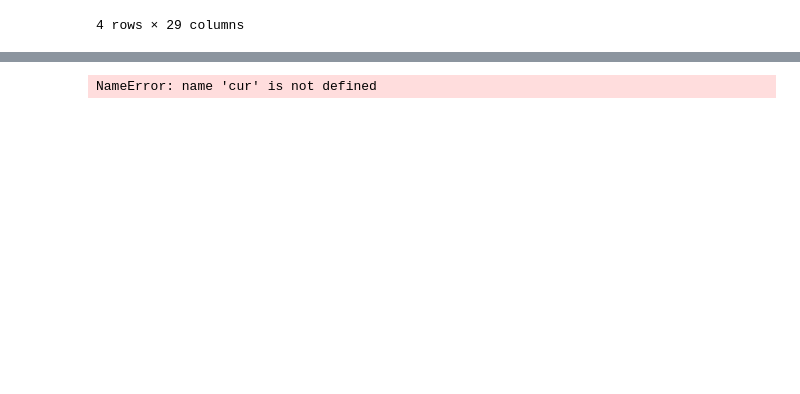
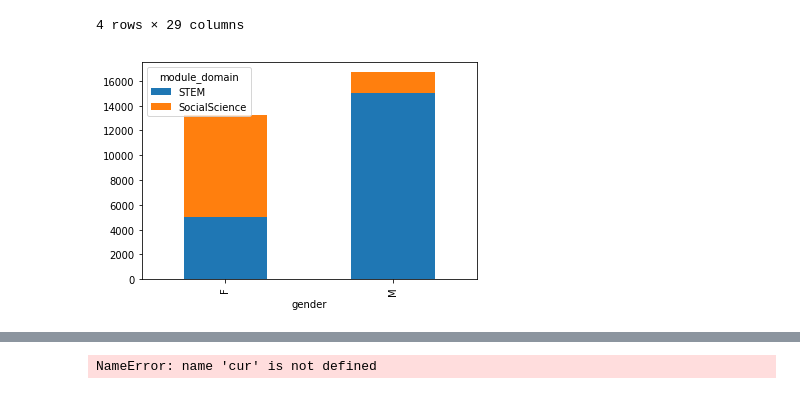
Before and after one commit to lmschreib/Exploratory-Data-Analysis, a Jupyter notebook: Exploratory Data Analysis Connected to Database.ipynb, the cells around one changed output, grey strips where cells are left out. Cells and saved outputs as stored; diff of their text form; code cells hidden in the pictures; blank space fills up the shorter version.

Commit message:
Added more charts for data analysis

```diff
--- a/Exploratory Data Analysis Connected to Database.ipynb
+++ b/Exploratory Data Analysis Connected to Database.ipynb
@@ -227,3 +227,8 @@ df.groupby(['gender', 'module_domain']).count()
 | M | STEM | 15051 | 15051 | 15051 | 15051 | 15051 | 15051 | ... |
 |  | SocialScience | 1652 | 1652 | 1652 | 1652 | 1652 | 1652 | ... |
 4 rows × 29 columns
+# %%
+df.groupby(['gender', 'module_domain']).size().unstack().plot(kind='bar',stacked=True)
+plt.show()
+# %% [output]
+[figure, added]
```
Also changed, not shown: parts of 3 cells of this notebook.
